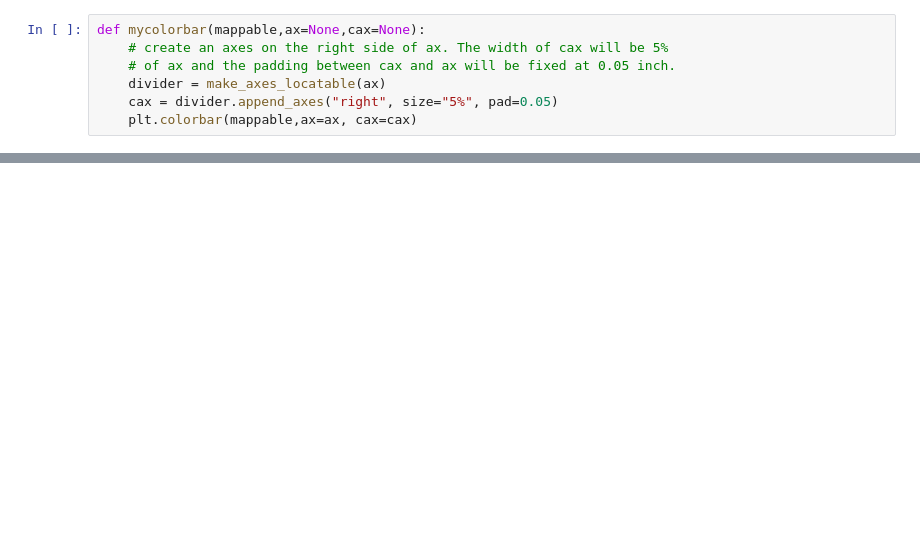
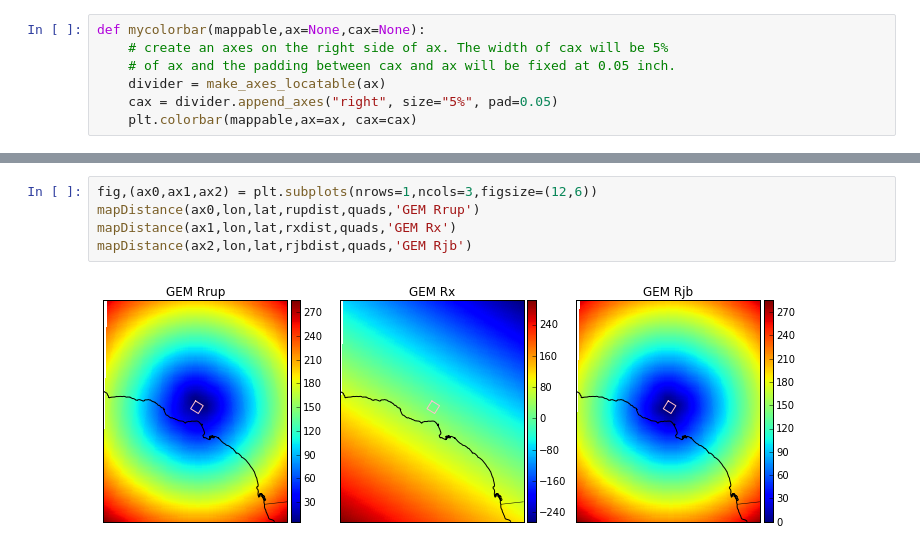
Before and after one commit to usgs/shakemap, a Jupyter notebook: notebooks/Source.ipynb, the cells around one changed output, grey strips where cells are left out. Saved outputs shown, nothing was run; the diff lists cells and outputs as text; blank space fills up the shorter version.

```diff
--- a/notebooks/Source.ipynb
+++ b/notebooks/Source.ipynb
@@ -189,0 +204,7 @@ No value set for hypo_loc
+# %%
+fig,(ax0,ax1,ax2) = plt.subplots(nrows=1,ncols=3,figsize=(12,6))
+mapDistance(ax0,lon,lat,rupdist,quads,'GEM Rrup')
+mapDistance(ax1,lon,lat,rxdist,quads,'GEM Rx')
+mapDistance(ax2,lon,lat,rjbdist,quads,'GEM Rjb')
+# %% [output]
+[figure, added]
```
Also changed, not shown: parts of 13 cells of this notebook, 2 other files.
